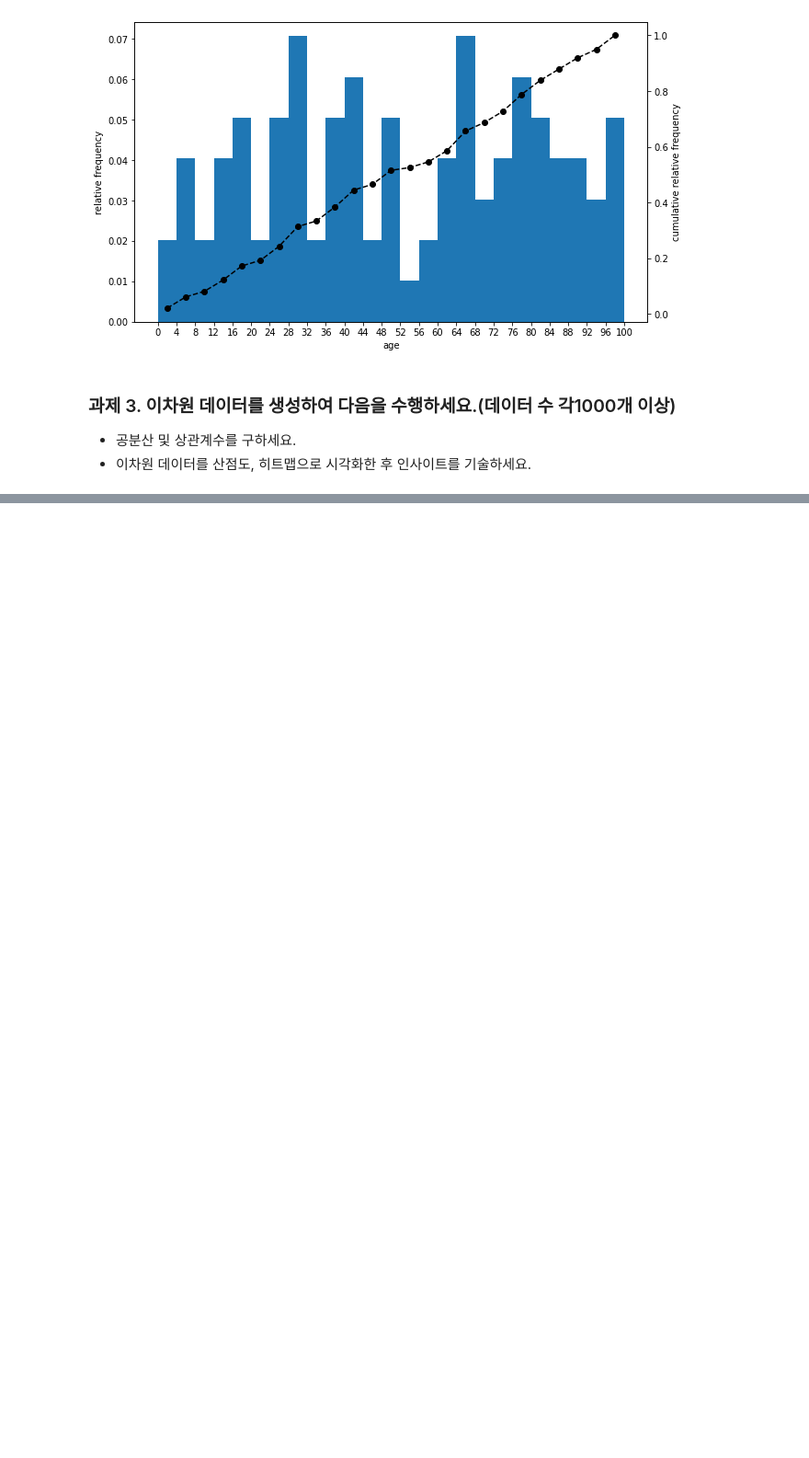
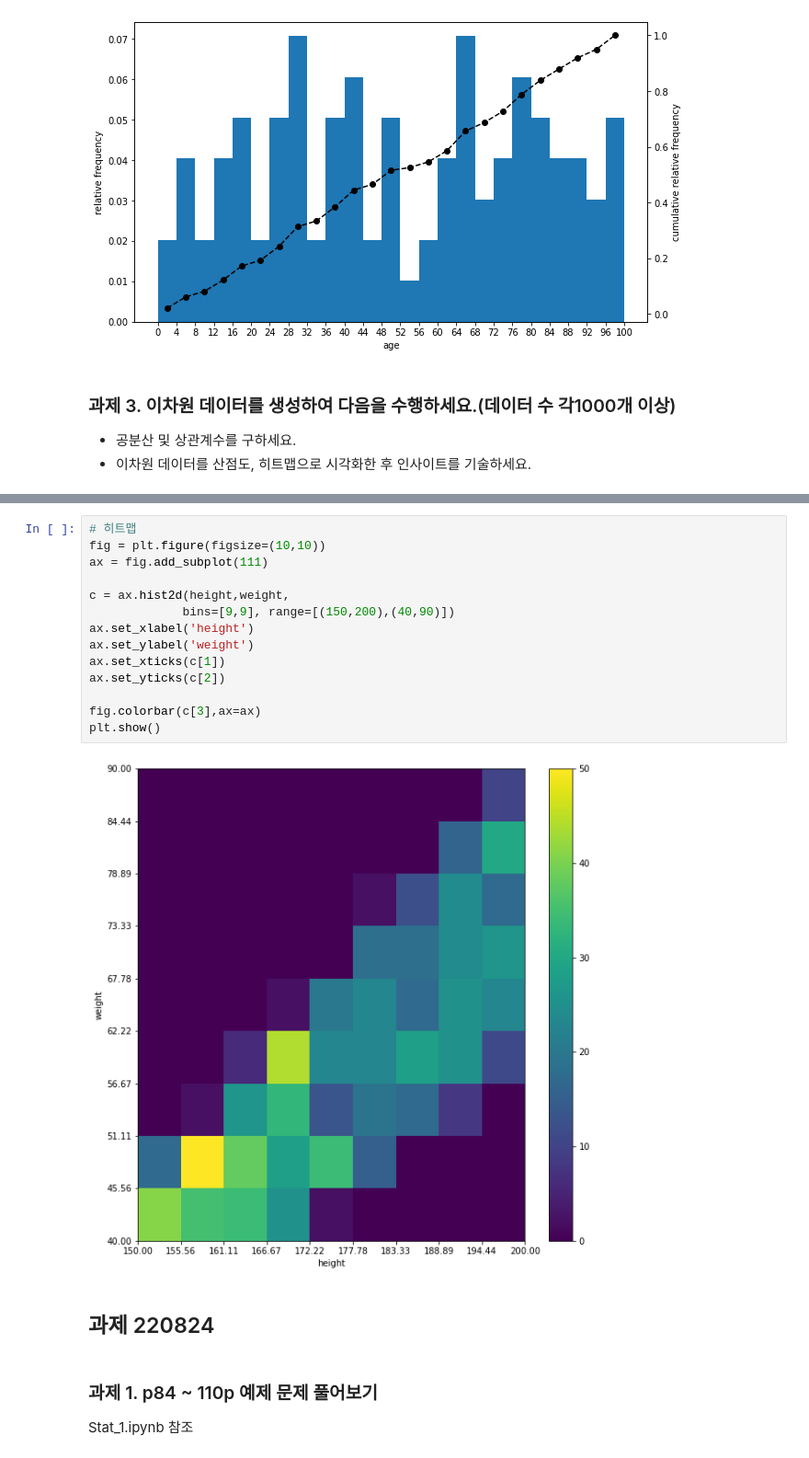
Before and after one commit to ddeodeok/cakd7, a Jupyter notebook: m3_통계/과제.ipynb, the cells around one changed output, grey strips where cells are left out. Shown at 92% size. Cells and saved outputs as stored; diff of their text form; blank space fills up the shorter version.

```diff
--- a/m3_통계/과제.ipynb
+++ b/m3_통계/과제.ipynb
@@ -327,0 +351,21 @@ freq_height_df
+# %%
+# 히트맵
+fig = plt.figure(figsize=(10,10))
+ax = fig.add_subplot(111)
+
+c = ax.hist2d(height,weight,
+             bins=[9,9], range=[(150,200),(40,90)])
+ax.set_xlabel('height')
+ax.set_ylabel('weight')
+ax.set_xticks(c[1])
+ax.set_yticks(c[2])
+
+fig.colorbar(c[3],ax=ax)
+plt.show()
+# %% [output]
+[figure, added]
+# %% [markdown]
+## 과제 220824
+# %% [markdown]
+### 과제 1. p84 ~ 110p 예제 문제 풀어보기
+Stat_1.ipynb 참조
```
Also changed, not shown: parts of 13 cells of this notebook, 10 other files.
